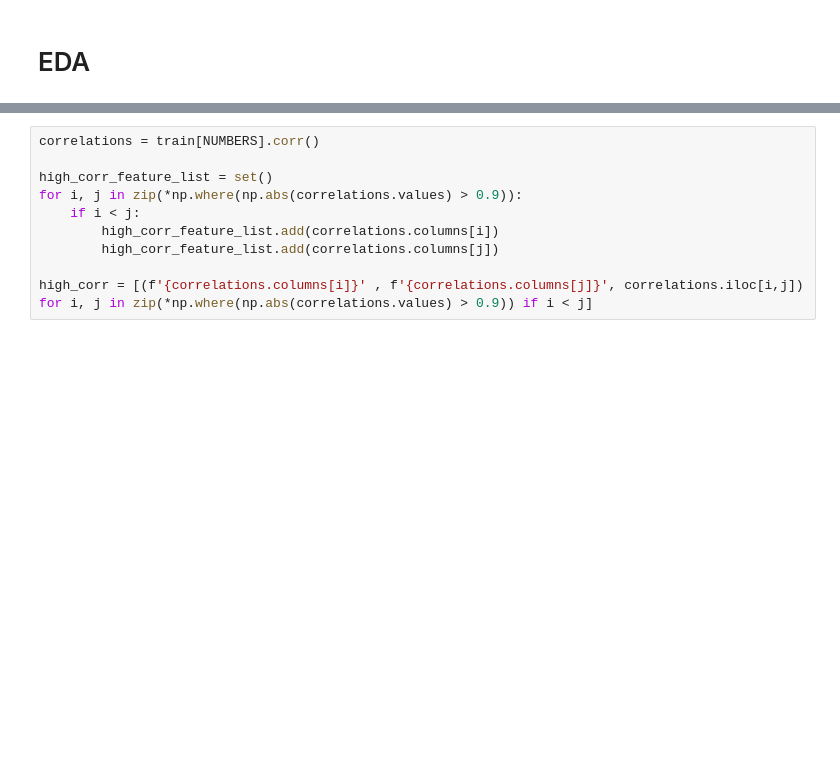
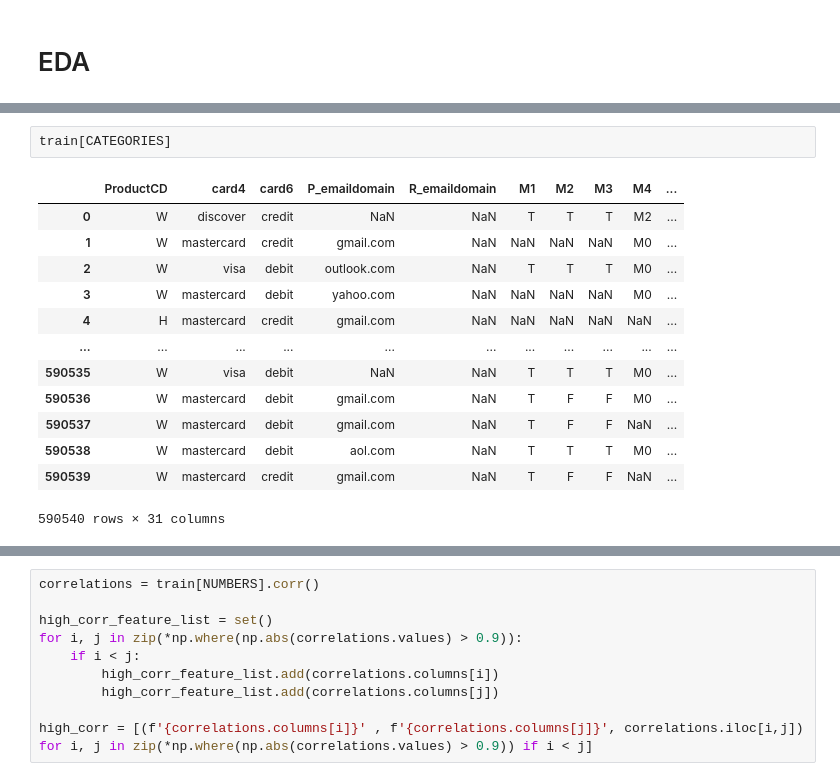
Before and after one commit to wmg0034/Kaggle, a Jupyter notebook: IEEE_fraud_detection/fraud_detection.ipynb, the cells around one changed output, grey strips where cells are left out. Cells and saved outputs as stored; diff of their text form; blank space fills up the shorter version.

```diff
--- a/IEEE_fraud_detection/fraud_detection.ipynb
+++ b/IEEE_fraud_detection/fraud_detection.ipynb
@@ -76,0 +92,16 @@ FEATURE_CLASSES = {
+# %%
+train[CATEGORIES]
+# %% [output]
+|  | ProductCD | card4 | card6 | P_emaildomain | R_emaildomain | M1 | M2 | M3 | M4 | ... |
+| 0 | W | discover | credit | NaN | NaN | T | T | T | M2 | ... |
+| 1 | W | mastercard | credit | gmail.com | NaN | NaN | NaN | NaN | M0 | ... |
+| 2 | W | visa | debit | outlook.com | NaN | T | T | T | M0 | ... |
+| 3 | W | mastercard | debit | yahoo.com | NaN | NaN | NaN | NaN | M0 | ... |
+| 4 | H | mastercard | credit | gmail.com | NaN | NaN | NaN | NaN | NaN | ... |
+| ... | ... | ... | ... | ... | ... | ... | ... | ... | ... | ... |
+| 590535 | W | visa | debit | NaN | NaN | T | T | T | M0 | ... |
+| 590536 | W | mastercard | debit | gmail.com | NaN | T | F | F | M0 | ... |
+| 590537 | W | mastercard | debit | gmail.com | NaN | T | F | F | NaN | ... |
+| 590538 | W | mastercard | debit | aol.com | NaN | T | T | T | M0 | ... |
+| 590539 | W | mastercard | credit | gmail.com | NaN | T | F | F | NaN | ... |
+590540 rows × 31 columns
```
Also changed, not shown: parts of 9 cells of this notebook.
